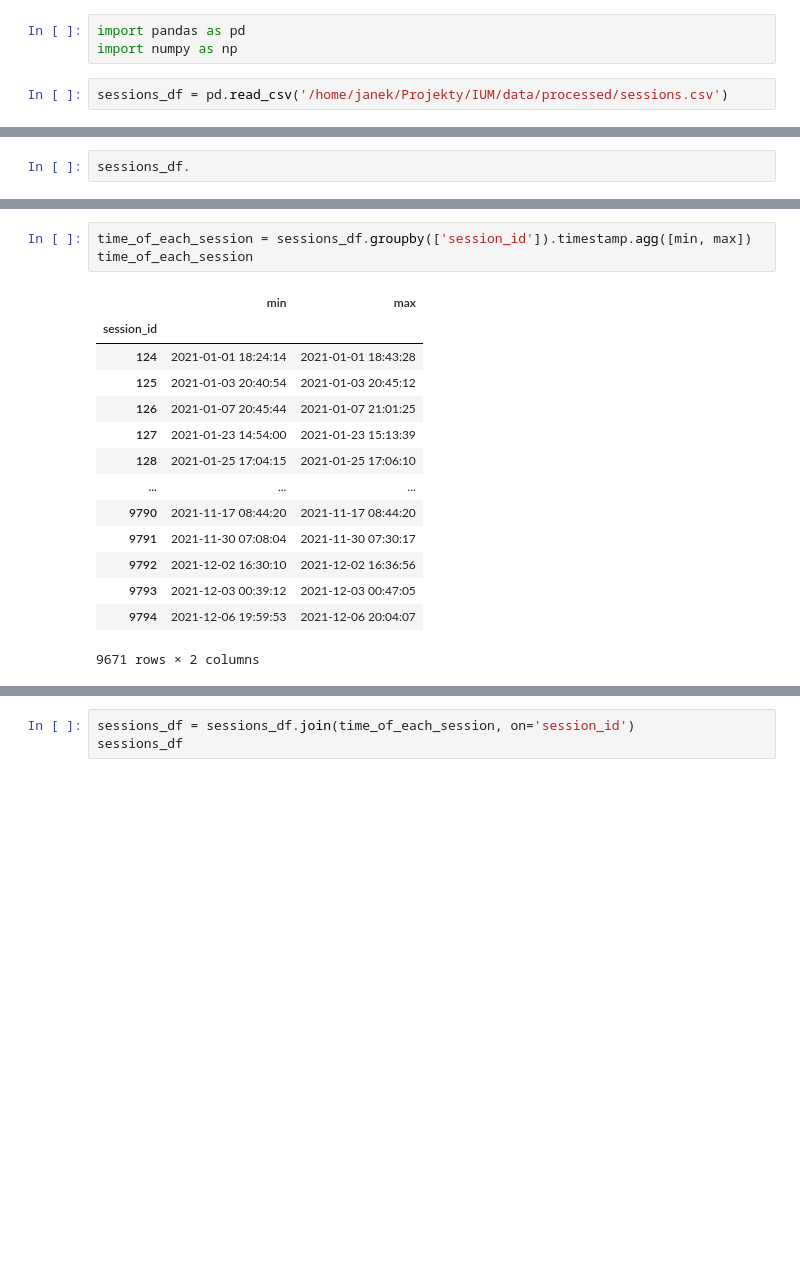
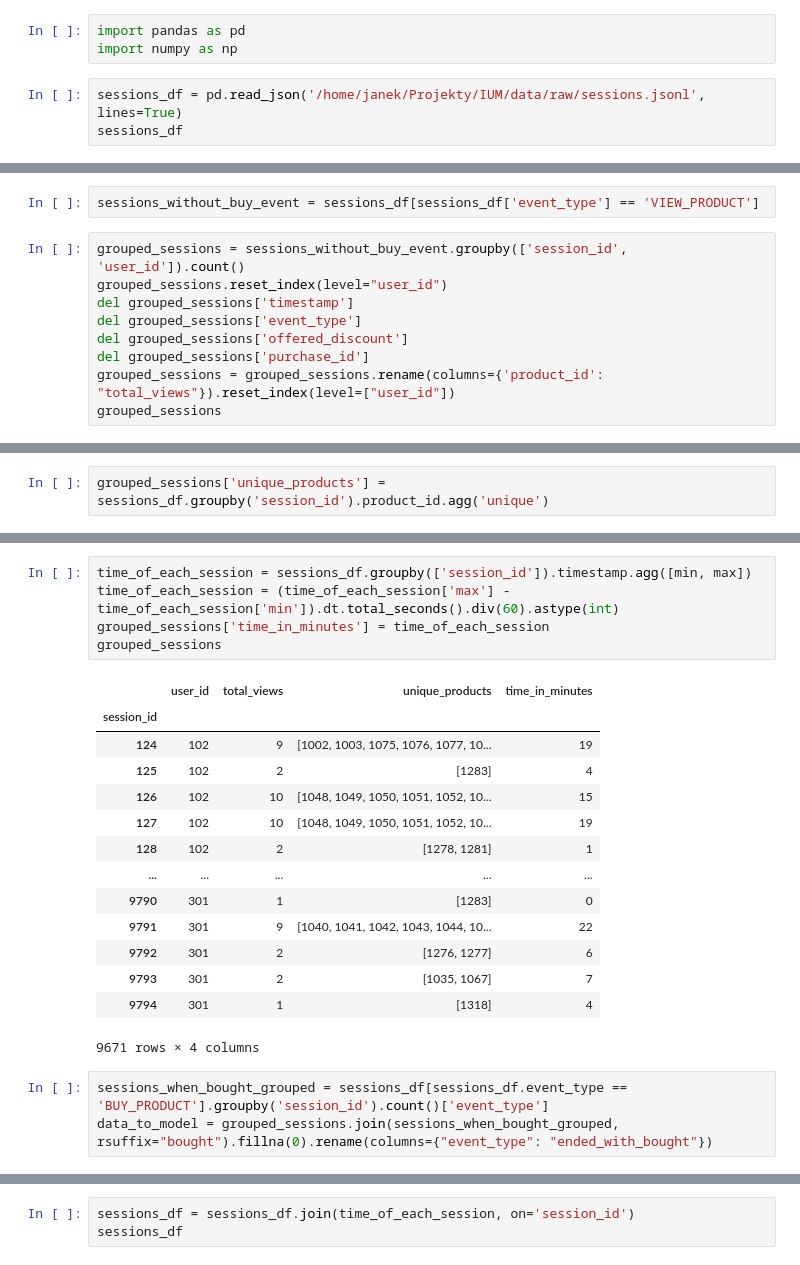
Before and after one commit to jfpio/IUM-Projekt, a Jupyter notebook: notebooks/processing_sessions_data.ipynb, the cells around one changed output, grey strips where cells are left out. Drawn from its saved outputs; the diff is of its cells as text; blank space fills up the shorter version.

```diff
--- a/notebooks/processing_sessions_data.ipynb
+++ b/notebooks/processing_sessions_data.ipynb
@@ -2,4 +2,5 @@
 import pandas as pd
 import numpy as np
 # %%
-sessions_df = pd.read_csv('/home/janek/Projekty/IUM/data/processed/sessions.csv')
+sessions_df = pd.read_json('/home/janek/Projekty/IUM/data/raw/sessions.jsonl', lines=True)
+sessions_df
@@ -9,3 +21,12 @@ del sessions_df['Unnamed: 0']
+# %%
+sessions_without_buy_event = sessions_df[sessions_df['event_type'] == 'VIEW_PRODUCT']
 # %%
-sessions_df.
+grouped_sessions = sessions_without_buy_event.groupby(['session_id', 'user_id']).count()
+grouped_sessions.reset_index(level="user_id")
+del grouped_sessions['timestamp']
+del grouped_sessions['event_type']
+del grouped_sessions['offered_discount']
+del grouped_sessions['purchase_id']
+grouped_sessions = grouped_sessions.rename(columns={'product_id': "total_views"}).reset_index(level=["user_id"])
+grouped_sessions
 # %% [output]
@@ -24,0 +47,2 @@ sessions_df.
+# %%
+grouped_sessions['unique_products'] = sessions_df.groupby('session_id').product_id.agg('unique')
@@ -25,18 +66,23 @@ sessions_df.
 # %%
 time_of_each_session = sessions_df.groupby(['session_id']).timestamp.agg([min, max])
-time_of_each_session
+time_of_each_session = (time_of_each_session['max'] - time_of_each_session['min']).dt.total_seconds().div(60).astype(int)
+grouped_sessions['time_in_minutes'] = time_of_each_session
+grouped_sessions
 # %% [output]
-|  | min | max |
-| session_id |  |  |
-| 124 | 2021-01-01 18:24:14 | 2021-01-01 18:43:28 |
-| 125 | 2021-01-03 20:40:54 | 2021-01-03 20:45:12 |
-| 126 | 2021-01-07 20:45:44 | 2021-01-07 21:01:25 |
-| 127 | 2021-01-23 14:54:00 | 2021-01-23 15:13:39 |
-| 128 | 2021-01-25 17:04:15 | 2021-01-25 17:06:10 |
-| ... | ... | ... |
-| 9790 | 2021-11-17 08:44:20 | 2021-11-17 08:44:20 |
-| 9791 | 2021-11-30 07:08:04 | 2021-11-30 07:30:17 |
-| 9792 | 2021-12-02 16:30:10 | 2021-12-02 16:36:56 |
-| 9793 | 2021-12-03 00:39:12 | 2021-12-03 00:47:05 |
-| 9794 | 2021-12-06 19:59:53 | 2021-12-06 20:04:07 |
+|  | user_id | total_views | unique_products | time_in_minutes |
+| session_id |  |  |  |  |
+| 124 | 102 | 9 | [1002, 1003, 1075, 1076, 1077, 10... | 19 |
+| 125 | 102 | 2 | [1283] | 4 |
+| 126 | 102 | 10 | [1048, 1049, 1050, 1051, 1052, 10... | 15 |
+| 127 | 102 | 10 | [1048, 1049, 1050, 1051, 1052, 10... | 19 |
+| 128 | 102 | 2 | [1278, 1281] | 1 |
+| ... | ... | ... | ... | ... |
+| 9790 | 301 | 1 | [1283] | 0 |
+| 9791 | 301 | 9 | [1040, 1041, 1042, 1043, 1044, 10... | 22 |
+| 9792 | 301 | 2 | [1276, 1277] | 6 |
+| 9793 | 301 | 2 | [1035, 1067] | 7 |
+| 9794 | 301 | 1 | [1318] | 4 |
-9671 rows × 2 columns
+9671 rows × 4 columns
+# %%
+sessions_when_bought_grouped = sessions_df[sessions_df.event_type == 'BUY_PRODUCT'].groupby('session_id').count()['event_type']
+data_to_model = grouped_sessions.join(sessions_when_bought_grouped, rsuffix="bought").fillna(0).rename(columns={"event_type": "ended_with_bought"})
```
Also changed, not shown: parts of 7 cells of this notebook, 1 other file.
